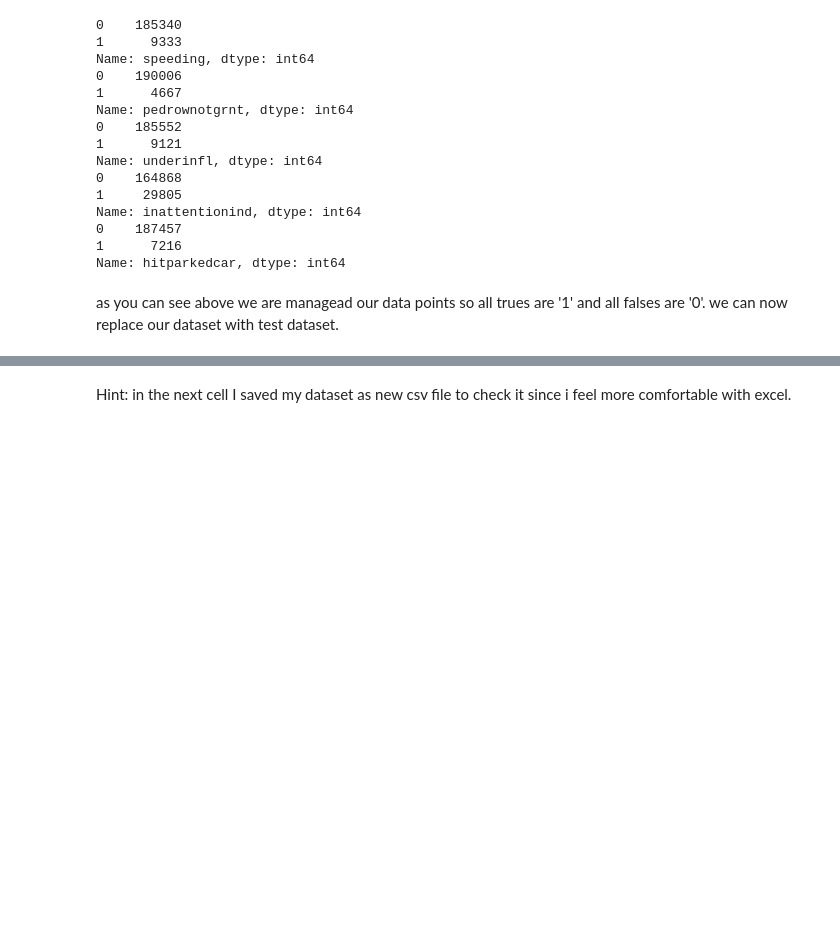
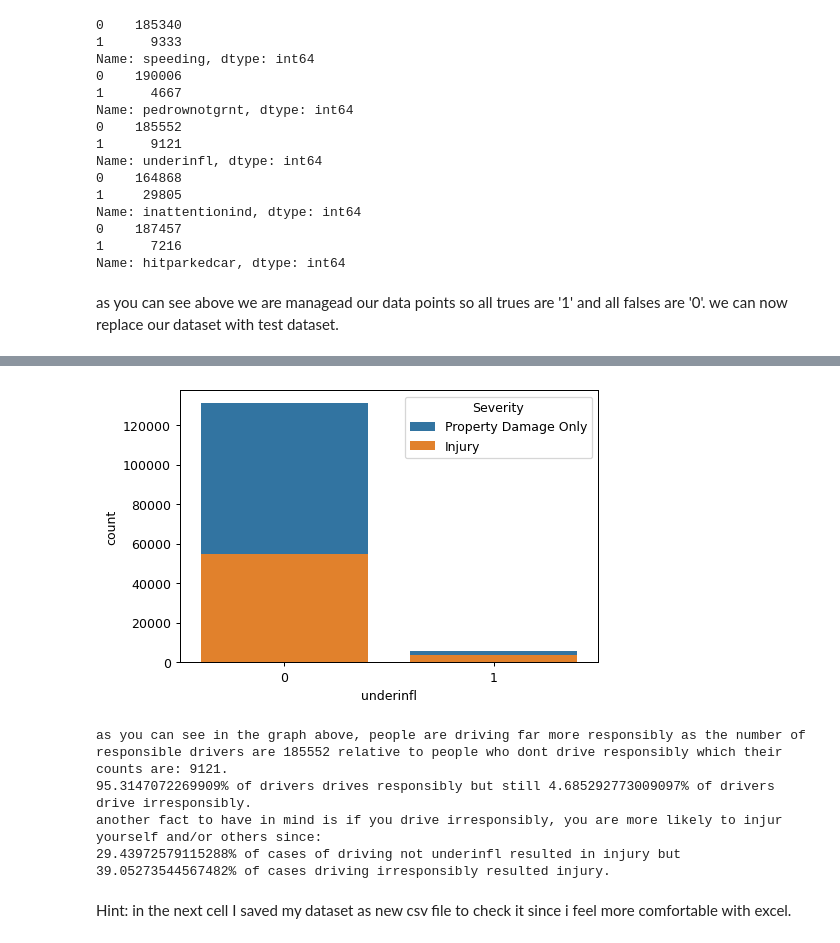
Before and after one commit to RaminFerdos/Coursera_Capstone, a Jupyter notebook: Coursera-Capstone-Collision Dataset.ipynb, the cells around one changed output, grey strips where cells are left out. Cells and saved outputs as stored; diff of their text form; code cells hidden in the pictures; blank space fills up the shorter version.

```diff
--- a/Coursera-Capstone-Collision Dataset.ipynb
+++ b/Coursera-Capstone-Collision Dataset.ipynb
@@ -165,3 +228,28 @@ collisions.head()
+# %%
+plt.figure(figsize=(6,4), dpi=90)
+g = sns.countplot(x="underinfl", data=collisions, dodge = False, hue='severitycode')
+h,l = g.get_legend_handles_labels()
+labels=['Property Damage Only','Injury']
+g.legend(h,labels,title="Severity", loc="upper right")
+plt.show()
+underinfl_count0 = len(collisions[collisions['underinfl'] == 0])
+underinfl_count1 = len(collisions[collisions['underinfl'] == 1])
+percent_0 = underinfl_count0 / (collisions['underinfl'].count())
+percent_1 = underinfl_count1 / (collisions['underinfl'].count())
+
+print(f'as you can see in the graph above, people are driving far more responsibly as the number of responsible drivers are {underinfl_count0}',
+     f'relative to people who dont drive responsibly which their counts are: {underinfl_count1}.')
+print(f'{percent_0 * 100}% of drivers drives responsibly but still {percent_1 * 100}% of drivers drive irresponsibly.')
+percent_underinfl0_severity2 = len(collisions[(collisions['underinfl'] == 0) & (collisions['severitycode'] == 2)]) / underinfl_count0
+percent_underinfl1_severity2 = len(collisions[(collisions['underinfl'] == 1) & (collisions['severitycode'] == 2)]) / underinfl_count1
+print('another fact to have in mind is if you drive irresponsibly, you are more likely to injur yourself and/or others since:')
+print(f'{percent_underinfl0_severity1 * 100}% of cases of driving not underinfl resulted in injury but {percent_underinfl1_severity2 * 100}% of cases driving irresponsibly resulted injury.')
+# %% [output]
+[figure, added]
+as you can see in the graph above, people are driving far more responsibly as the number of responsible drivers are 185552 relative to people who dont drive responsibly which their counts are: 9121.
+95.3147072269909% of drivers drives responsibly but still 4.685292773009097% of drivers drive irresponsibly.
+another fact to have in mind is if you drive irresponsibly, you are more likely to injur yourself and/or others since:
+29.43972579115288% of cases of driving not underinfl resulted in injury but 39.05273544567482% of cases driving irresponsibly resulted injury.
 # %% [markdown]
 Hint: in the next cell I saved my dataset as new csv file to check it since i feel more comfortable with excel.
 # %%
```
Also changed, not shown: parts of 17 cells of this notebook, 1 other file.
